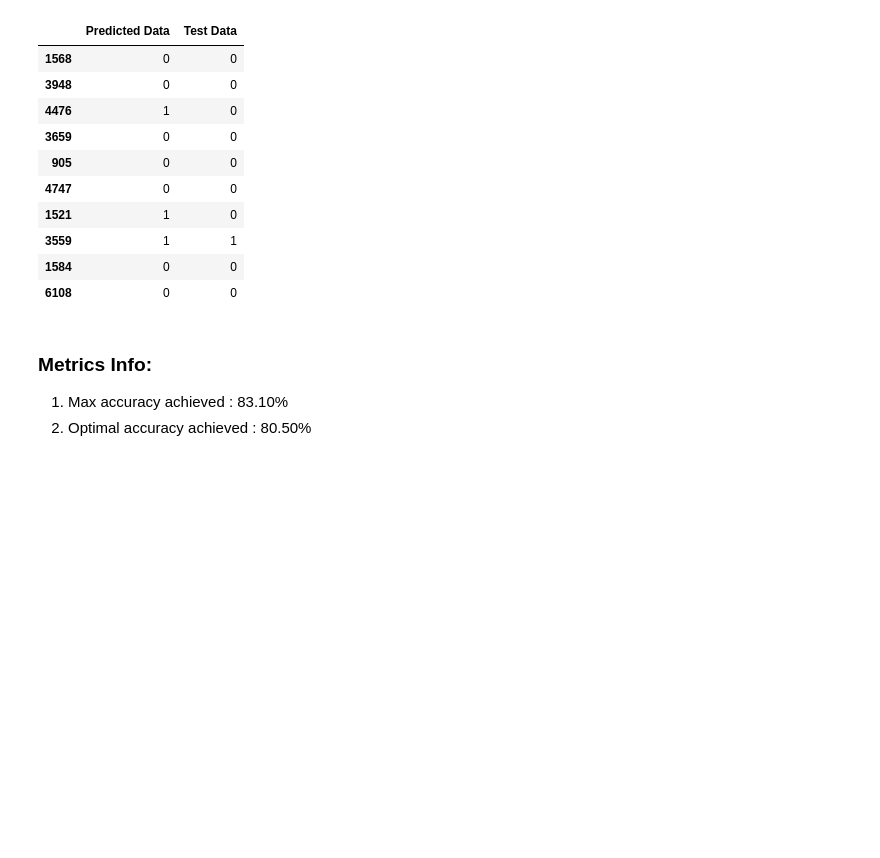
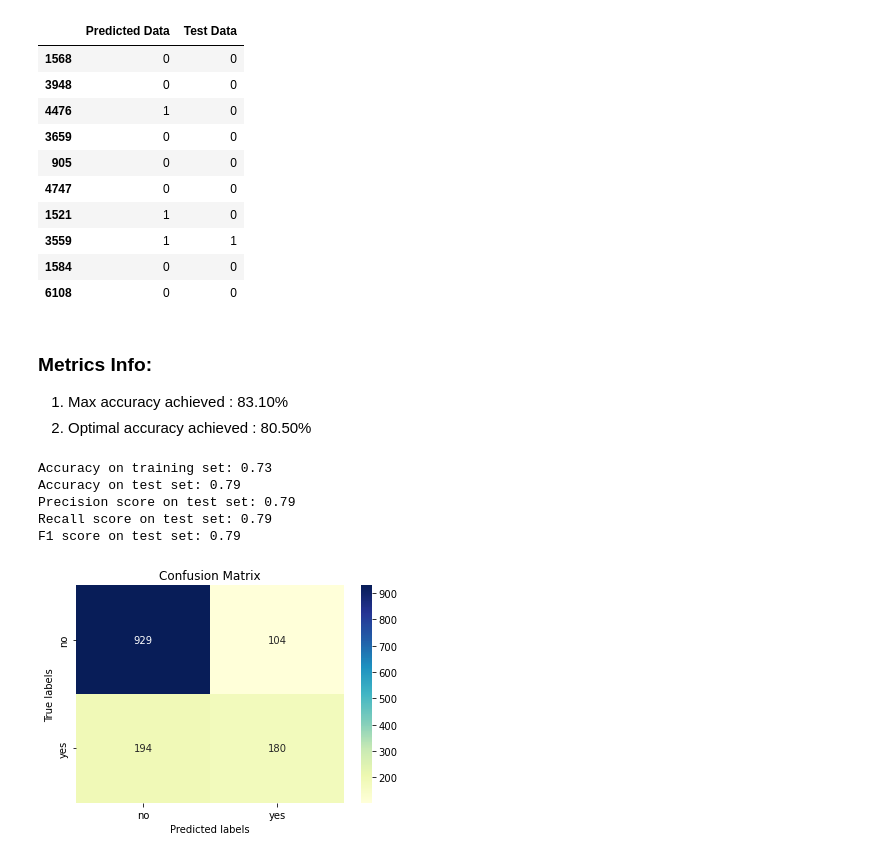
Before and after one commit to FlareWings/mlflow-main-project, a Jupyter notebook: main.ipynb, the cells around one changed output. Cells and saved outputs as stored; diff of their text form; code cells hidden in the pictures; blank space fills up the shorter version.

```diff
--- a/main.ipynb
+++ b/main.ipynb
@@ -430,3 +466,31 @@ validator.sample(10)
 ### Metrics Info:
 1. Max accuracy achieved : 83.10%
 2. Optimal accuracy achieved : 80.50%
+# %%
+# calculate the accuracy score
+from sklearn.metrics import precision_score, recall_score, f1_score
+print('Accuracy on training set:', round(model.score(X_train, y_train),2))
+print('Accuracy on test set:', round(accuracy_score(y_test, Predictions),2))
+print('Precision score on test set:', round(precision_score(y_test, Predictions, average='micro'),2))
+print('Recall score on test set:', round(recall_score(y_test, Predictions, average='micro'),2))
+print('F1 score on test set:', round(f1_score(y_test, Predictions, average='micro'),2))
+# %% [output]
+Accuracy on training set: 0.73
+Accuracy on test set: 0.79
+Precision score on test set: 0.79
+Recall score on test set: 0.79
+F1 score on test set: 0.79
+# %%
+import seaborn as sns
+import matplotlib.pyplot as plt
+from sklearn.metrics import confusion_matrix as CM
+
+ax= plt.subplot()
+cm = CM(y_test.values, Predictions)
+sns.heatmap(cm, annot=True, fmt='g', xticklabels=['no', 'yes'], yticklabels=['no', 'yes'], ax=ax, cmap="YlGnBu");  #annot=True to annotate cells, ftm='g' to disable scientific notation
+
+# labels, title and ticks
+ax.set_xlabel('Predicted labels');ax.set_ylabel('True labels');
+ax.set_title('Confusion Matrix');
+# %% [output]
+[figure, added]
```
Also changed, not shown: parts of 5 cells of this notebook, 1 other file.
